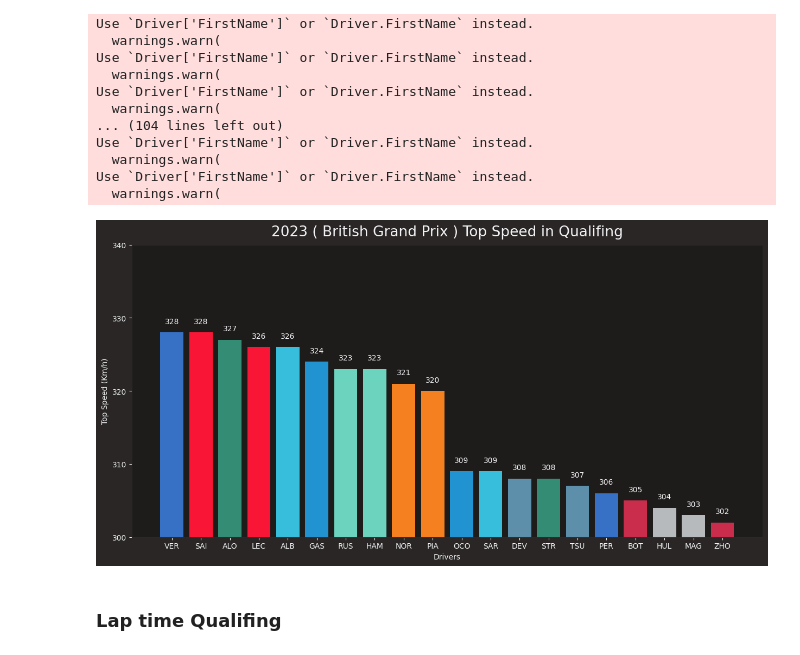
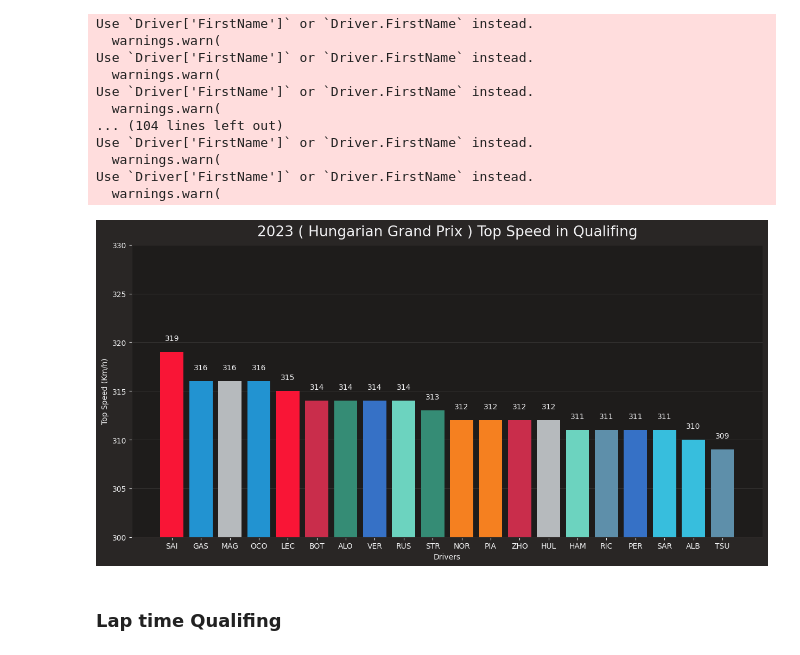
Before and after one commit to RACIM01/F1_Data_Analysing_RCM, a Jupyter notebook: Qualifing.ipynb, the cells around one changed output. Cells and saved outputs as stored; diff of their text form; code cells hidden in the pictures.

```diff
--- a/Qualifing.ipynb
+++ b/Qualifing.ipynb
@@ -16,6 +16,6 @@ import matplotlib.dates as mdates
 # enabling misc_mpl_mods will turn on minor grid lines that clutters the plot
 fastf1.plotting.setup_mpl(mpl_timedelta_support=False, misc_mpl_mods=False)
 # %%
-session = fastf1.get_session(2023,10,'Q')
+session = fastf1.get_session(2023,11,'Q')
 session.load()
 # %% [output]
@@ -121,25 +119,27 @@ Use `Driver['FirstName']` or `Driver.FirstName` instead.
 # %%
 plt.figure(figsize=(15, 7))
 x = df_top_speed["Driver"].reset_index(drop=True)
 y = df_top_speed["TopSpeed"].reset_index(drop=True)
 
 # Create the bar plot
 plt.bar(x, y,color = df_top_speed["Color"])
 
 # Add labels and title
 plt.xlabel('Drivers')
 plt.ylabel('Top Speed (Km/h)')
 plt.title('2023 ( '+session.event["EventName"]+' ) Top Speed in Qualifing')
-plt.yticks(range(300, 400, 10))
-plt.ylim(300, 340)
+plt.yticks(range(300, 400, 5))
+plt.ylim(300, 330)
 # Add text annotations on top of bars
 for i in range(len(x)):
     plt.text(i, y.loc[i]+1, str(y.loc[i]), ha='center', va='bottom')
 
+plt.grid(axis='y',alpha = 0.2)
+
 # Display the plot
 plt.show()
 # %% [output]
-[figure, old version]
+[figure, new version]
 # %% [markdown]
 ### Lap time Qualifing
 # %%
```
Also changed, not shown: parts of 11 cells of this notebook, 2 other files.
